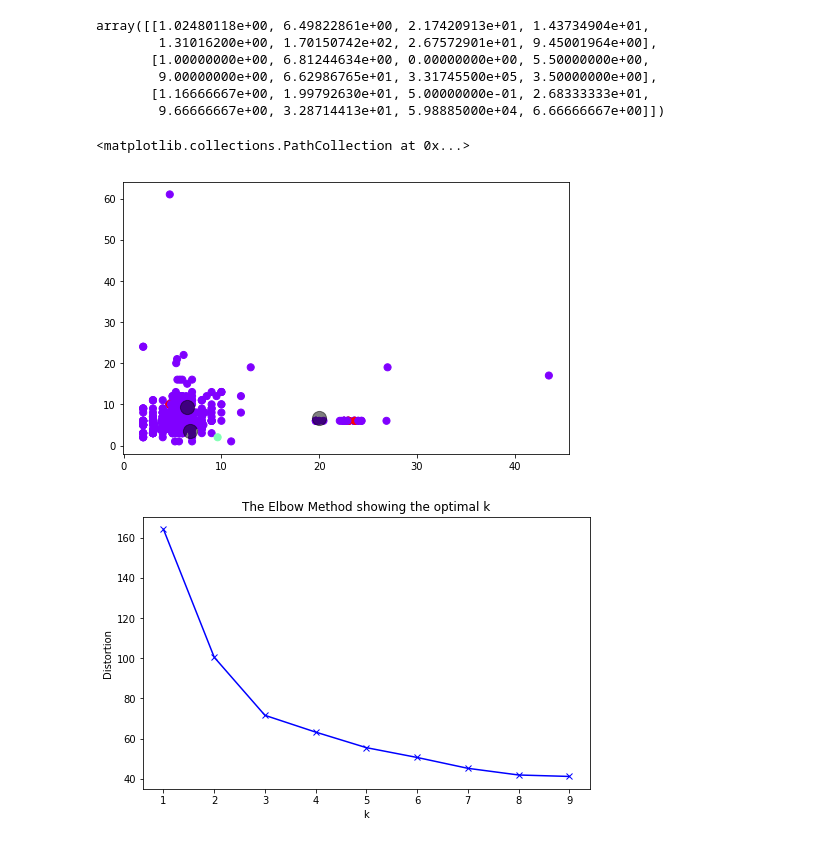
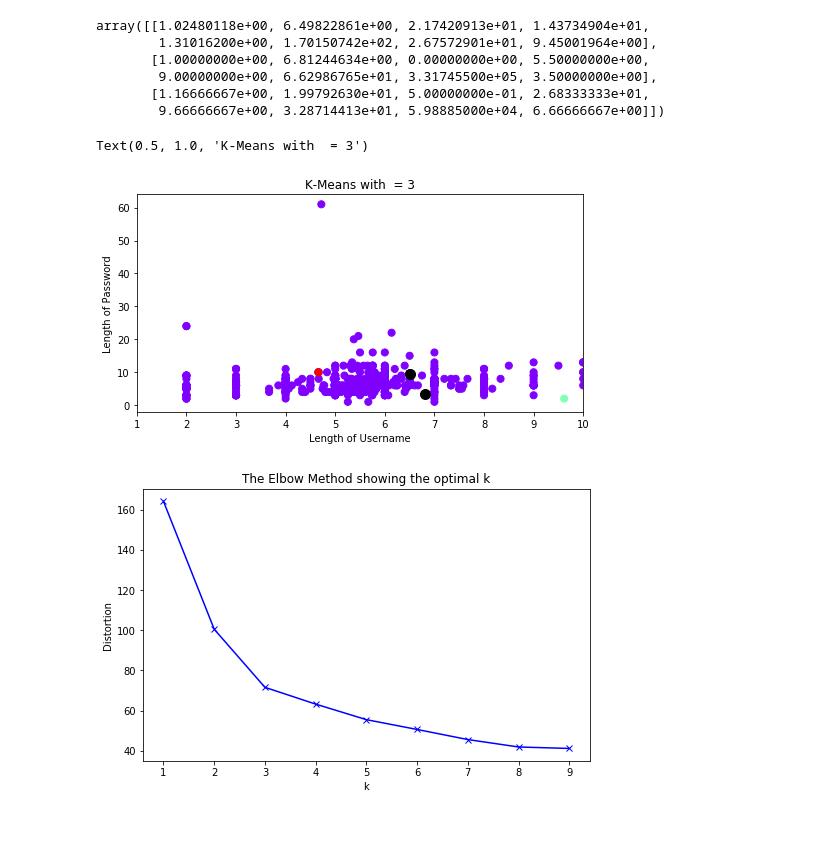
Before and after one commit to rijish45/Security-Analytics, a Jupyter notebook: ModelR.ipynb, the cells around one changed output. Saved outputs shown, nothing was run; the diff lists cells and outputs as text; code cells hidden in the pictures.

```diff
--- a/ModelR.ipynb
+++ b/ModelR.ipynb
@@ -484,2 +464,0 @@ current = pd.merge(new_dat_t, current, how = 'inner', on = 'src_ip')
-# %%
-current.drop(['dest_port_x'], axis = 1, inplace = True)
@@ -486,5 +486,5 @@ current.drop(['dest_port_x'], axis = 1, inplace = True)
 # %%
-current.rename(columns={'dest_port_y':'dest_port_number'}, inplace=True)
+current.rename(columns={'dest_port':'dest_port_number'}, inplace=True)
 # %%
 current['dest_port_number'].value_counts()
 # %% [output]
@@ -774,13 +775,17 @@ array([[1.02480118e+00, 6.49822861e+00, 2.17420913e+01, 1.43734904e+01,
        [1.16666667e+00, 1.99792630e+01, 5.00000000e-01, 2.68333333e+01,
         9.66666667e+00, 3.28714413e+01, 5.98885000e+04, 6.66666667e+00]])
 # %%
-fig, axes = plt.subplots(1, 1, figsize = (8,5))
+fig, axes = plt.subplots(1, 1, figsize = (8,4))
 plt.scatter(dat.iloc[:, 1], dat.iloc[:, 7], c = y_kmeans, s = 50, cmap='rainbow')
 centers = kmeans.cluster_centers_
-plt.scatter(centers[:, 1], centers[:, 7], c='black', s=200, alpha=0.5)
+plt.scatter(centers[:, 1], centers[:, 7], c='black', s = 100, alpha = 1)
+axes.set_xlim([1,10])
+axes.set_xlabel('Length of Username')
+axes.set_ylabel('Length of Password')
+axes.set_title('K-Means with  = 3')
 # %% [output]
-<matplotlib.collections.PathCollection at 0x...>
+Text(0.5, 1.0, 'K-Means with  = 3')
-[figure, old version]
+[figure, new version]
 # %%
 from scipy.spatial.distance import cdist
 
```
Also changed, not shown: parts of 25 cells of this notebook, 26 other files.
